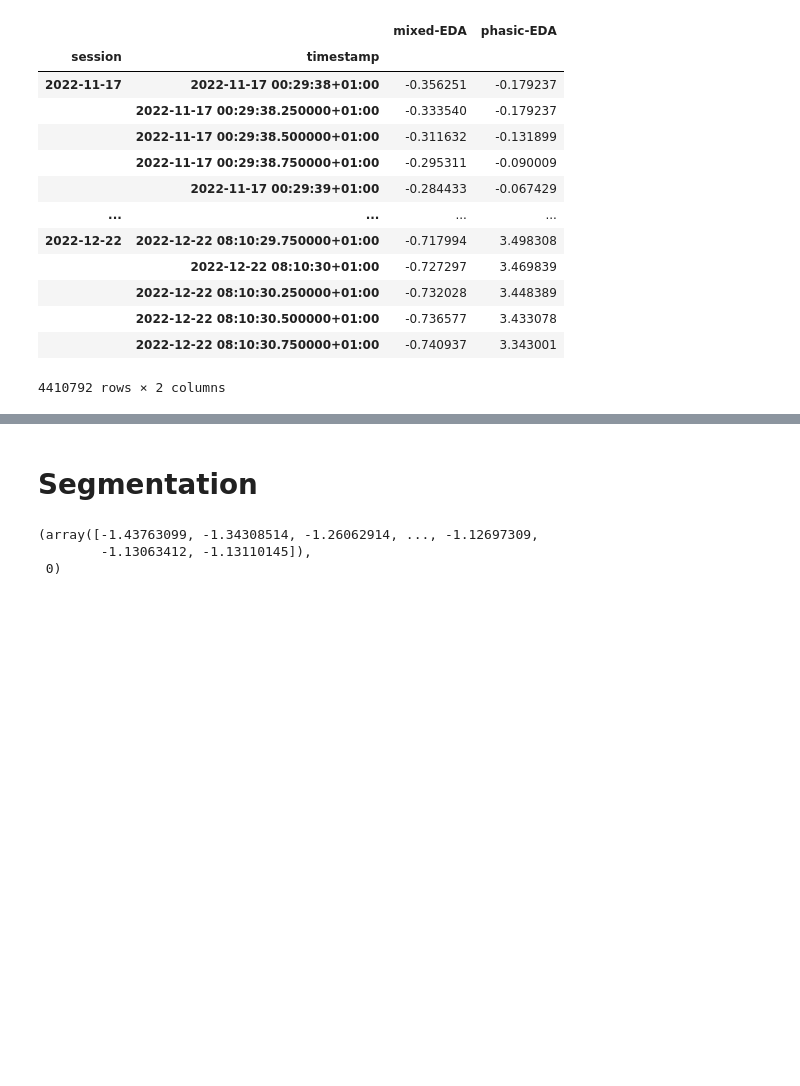
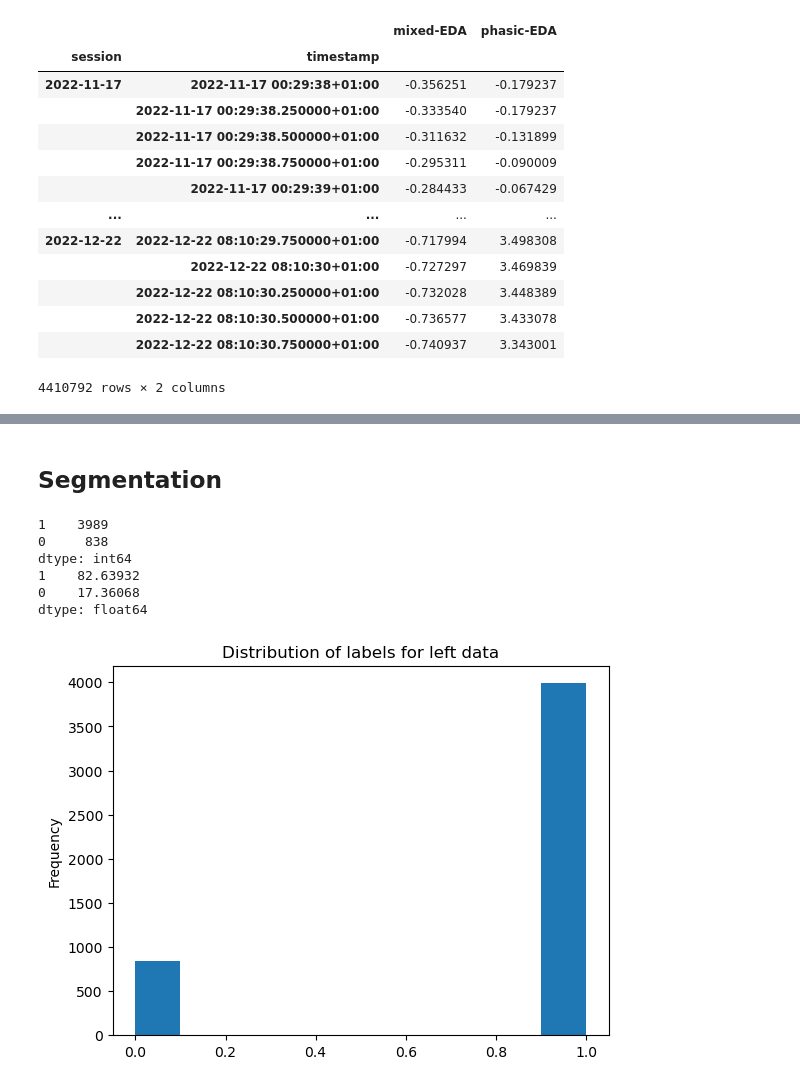
Before and after one commit to LeonardoAlchieri/LateralizationPhysiologicalWearables, a Jupyter notebook: notebooks/data-exploration.ipynb, the cells around one changed output, grey strips where cells are left out. Cells and saved outputs as stored; diff of their text form; code cells hidden in the pictures; blank space fills up the shorter version.

```diff
--- a/notebooks/data-exploration.ipynb
+++ b/notebooks/data-exploration.ipynb
@@ -393,5 +407,5 @@ dataset_exloration.T['lx & rx & m_survey'].plot(kind='pie')
 # %% [markdown]
-# Segmentation
+## Segmentation
 # %%
 def remove_usr_from_idx(df: DataFrame, key: str) -> DataFrame:
     df = df.loc[IndexSlice[key, :], :]
@@ -418,11 +432,11 @@ from pandas import Timedelta
 
 def get_session_moment(start: Timestamp, end: Timestamp, info: Series) -> int | float:
     # this method gives 0 if the person is awake and 1 if the person is
-    if (start < info["bed_time"] and end < info["bed_time"]) or (
+    if (start < info["actual_bed_time"] and end < info["actual_bed_time"]) or (
         start > info["wake_up_time"] and end > info["wake_up_time"]
     ):
         return 0
-    elif (start < info["bed_time"] and end > info["bed_time"]) or (
+    elif (start < info["actual_bed_time"] and end > info["actual_bed_time"]) or (
         start < info["wake_up_time"] and end > info["wake_up_time"]
     ):
         return nan
@@ -433,7 +447,6 @@ def get_session_moment(start: Timestamp, end: Timestamp, info: Series) -> int |
 data_segmented_left: list[tuple] = []
 data_segmented_right: list[tuple] = []
 users = list(set(eda_data["left"].keys()) & set(eda_data["right"].keys()))
-
 
 for user in users:
     data_left = eda_data["left"][user]
@@ -497,31 +510,45 @@ for user in users:
         ]
         data_segmented_left.append(segments_left)
         data_segmented_right.append(segments_right)
-# %%
-data_segmented_left[0][0]
-# %% [output]
-(array([-1.43763099, -1.34308514, -1.26062914, ..., -1.12697309,
-        -1.13063412, -1.13110145]),
- 0)
 # %%
+from numpy import isnan
 values_left = [
     val[0]
     for segments in data_segmented_left
     for val in segments
+    if not isnan(val[1])
 ]
 values_right = [
     val[0]
     for segments in data_segmented_right
     for val in segments
+    if not isnan(val[1])
 ]
 
 labels_left = [
     val[1]
     for segments in data_segmented_left
     for val in segments
+    if not isnan(val[1])
 ]
 labels_right = [
     val[1]
     for segments in data_segmented_right
     for val in segments
+    if not isnan(val[1])
 ]
+# %%
+import matplotlib.pyplot as plt
+
+Series(labels_left).plot(kind="hist")
+plt.title('Distribution of labels for left data')
+print(Series(labels_left).value_counts())
+print(Series(labels_left).value_counts()/Series(labels_left).count()*100)
+# %% [output]
+1    3989
+0     838
+dtype: int64
+1    82.63932
+0    17.36068
+dtype: float64
+[figure, added]
```
Also changed, not shown: parts of 29 cells of this notebook, 6 other files.
